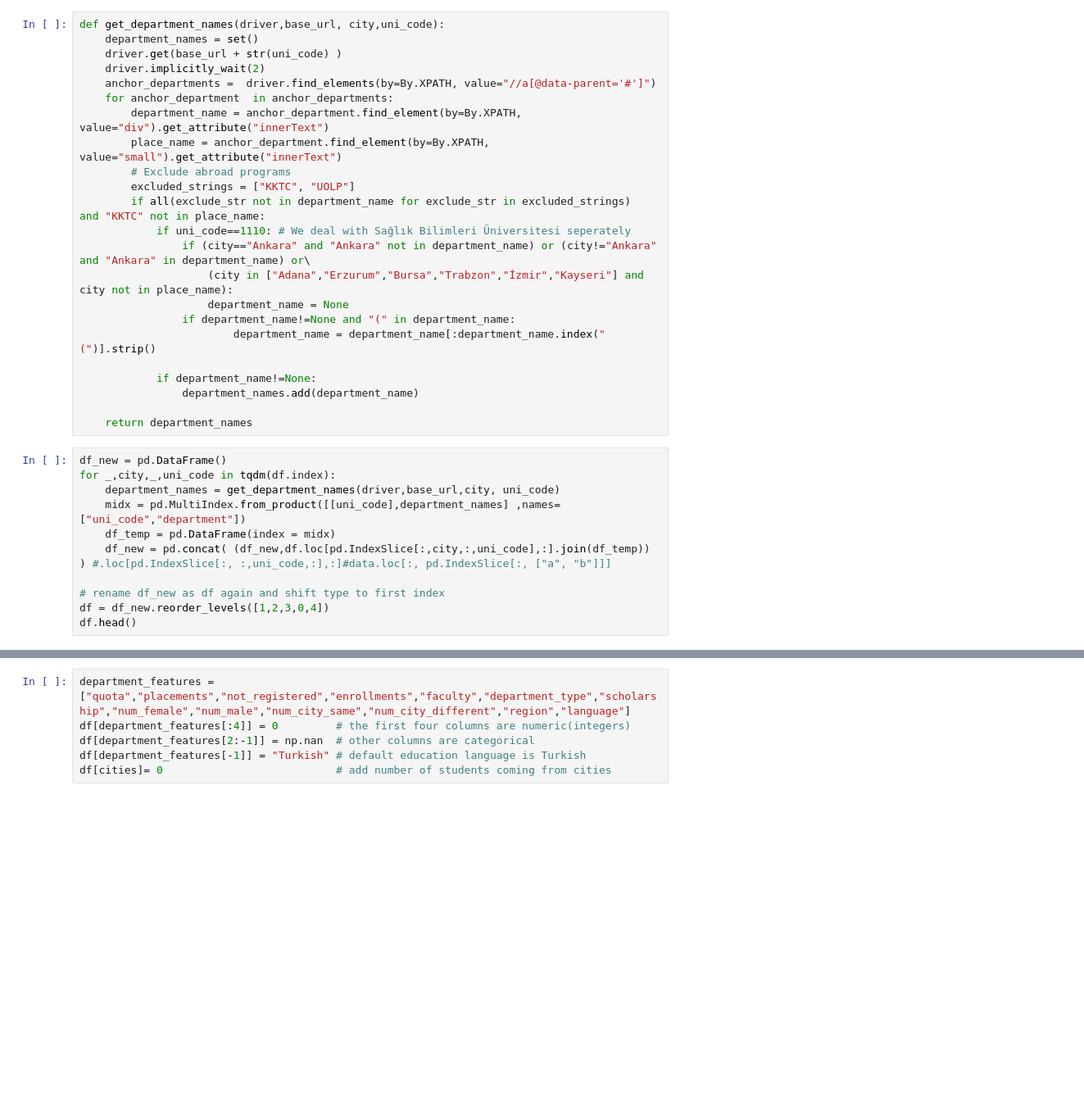
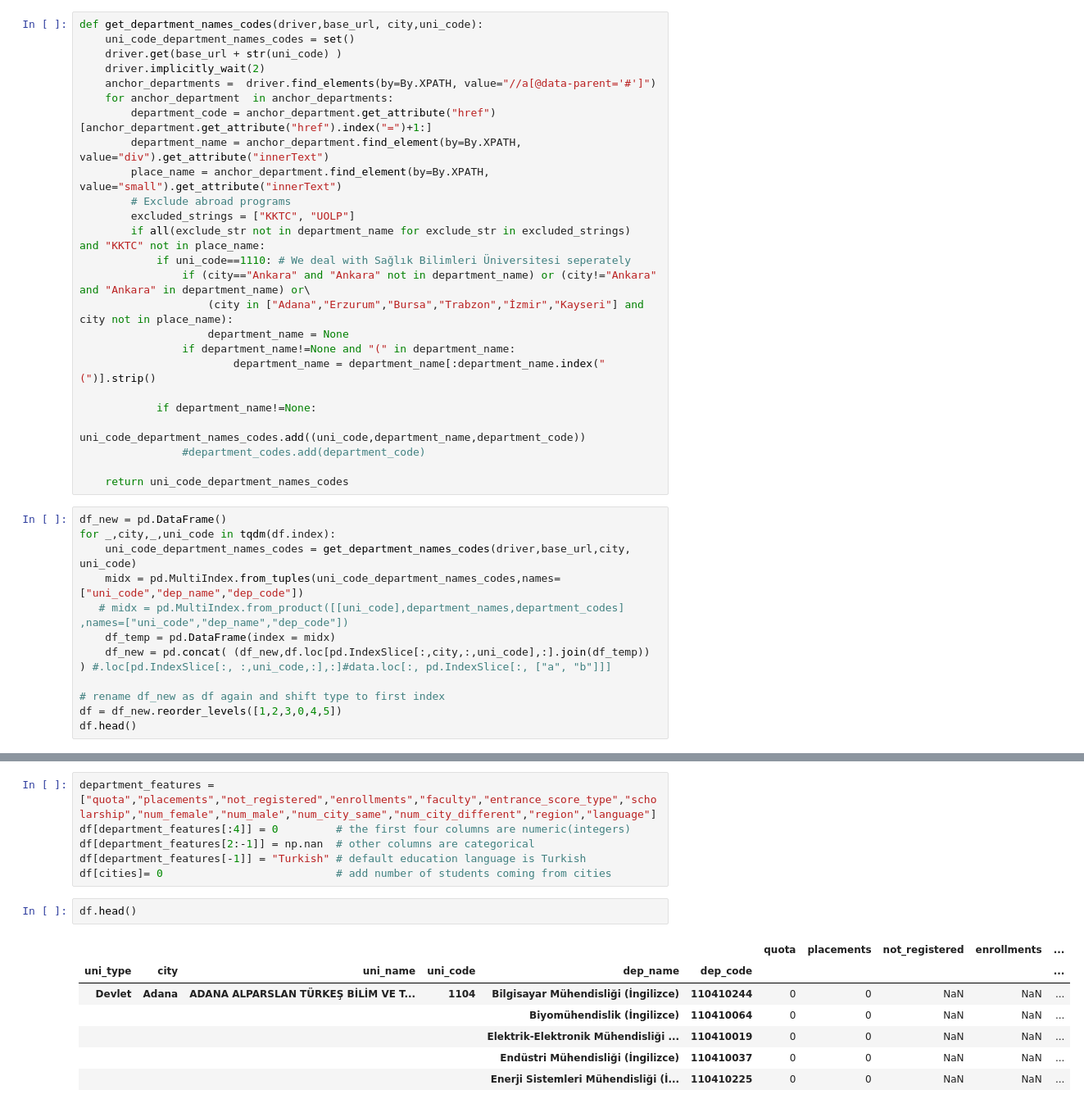
Before and after one commit to onertartan/high-education-analysis-of-turkey, a Jupyter notebook: web-scraping-yok-atlas-2.ipynb, the cells around one changed output, grey strips where cells are left out. Shown: that part at 82% size. Saved outputs shown, nothing was run; the diff lists cells and outputs as text; blank space fills up the shorter version.

Commit message:
first web scraping completed (quota, not_registered)

```diff
--- a/web-scraping-yok-atlas-2.ipynb
+++ b/web-scraping-yok-atlas-2.ipynb
@@ -45,10 +44,11 @@ In this notebook we are going to:
 # %%
-def get_department_names(driver,base_url, city,uni_code):
-    department_names = set()
+def get_department_names_codes(driver,base_url, city,uni_code):
+    uni_code_department_names_codes = set()
     driver.get(base_url + str(uni_code) )
     driver.implicitly_wait(2)
     anchor_departments =  driver.find_elements(by=By.XPATH, value="//a[@data-parent='#']")
     for anchor_department  in anchor_departments:
+        department_code = anchor_department.get_attribute("href")[anchor_department.get_attribute("href").index("=")+1:]
         department_name = anchor_department.find_element(by=By.XPATH, value="div").get_attribute("innerText")
         place_name = anchor_department.find_element(by=By.XPATH, value="small").get_attribute("innerText")
         # Exclude abroad programs
@@ -62,17 +62,19 @@ def get_department_names(driver,base_url, city,uni_code):
                         department_name = department_name[:department_name.index("(")].strip()
 
             if department_name!=None:
-                department_names.add(department_name)
+                uni_code_department_names_codes.add((uni_code,department_name,department_code))
+                #department_codes.add(department_code)
 
-    return department_names
+    return uni_code_department_names_codes
 # %%
 df_new = pd.DataFrame()
 for _,city,_,uni_code in tqdm(df.index):
-    department_names = get_department_names(driver,base_url,city, uni_code)
-    midx = pd.MultiIndex.from_product([[uni_code],department_names] ,names=["uni_code","department"])
+    uni_code_department_names_codes = get_department_names_codes(driver,base_url,city, uni_code)
+    midx = pd.MultiIndex.from_tuples(uni_code_department_names_codes,names=["uni_code","dep_name","dep_code"])
+   # midx = pd.MultiIndex.from_product([[uni_code],department_names,department_codes] ,names=["uni_code","dep_name","dep_code"])
     df_temp = pd.DataFrame(index = midx)
     df_new = pd.concat( (df_new,df.loc[pd.IndexSlice[:,city,:,uni_code],:].join(df_temp)) ) #.loc[pd.IndexSlice[:, :,uni_code,:],:]#data.loc[:, pd.IndexSlice[:, ["a", "b"]]]
 
 # rename df_new as df again and shift type to first index
-df = df_new.reorder_levels([1,2,3,0,4])
+df = df_new.reorder_levels([1,2,3,0,4,5])
 df.head()
@@ -97,6 +101,16 @@ len(cities)
 # %%
-department_features = ["quota","placements","not_registered","enrollments","faculty","department_type","scholarship","num_female","num_male","num_city_same","num_city_different","region","language"]
+department_features = ["quota","placements","not_registered","enrollments","faculty","entrance_score_type","scholarship","num_female","num_male","num_city_same","num_city_different","region","language"]
 df[department_features[:4]] = 0         # the first four columns are numeric(integers)
 df[department_features[2:-1]] = np.nan  # other columns are categorical
 df[department_features[-1]] = "Turkish" # default education language is Turkish
 df[cities]= 0                           # add number of students coming from cities
+# %%
+df.head()
+# %% [output]
+|  |  |  |  |  |  | quota | placements | not_registered | enrollments | ... |
+| uni_type | city | uni_name | uni_code | dep_name | dep_code |  |  |  |  | ... |
+| Devlet | Adana | ADANA ALPARSLAN TÜRKEŞ BİLİM VE T... | 1104 | Bilgisayar Mühendisliği (İngilizce) | 110410244 | 0 | 0 | NaN | NaN | ... |
+|  |  |  |  | Biyomühendislik (İngilizce) | 110410064 | 0 | 0 | NaN | NaN | ... |
+|  |  |  |  | Elektrik-Elektronik Mühendisliği ... | 110410019 | 0 | 0 | NaN | NaN | ... |
+|  |  |  |  | Endüstri Mühendisliği (İngilizce) | 110410037 | 0 | 0 | NaN | NaN | ... |
+|  |  |  |  | Enerji Sistemleri Mühendisliği (İ... | 110410225 | 0 | 0 | NaN | NaN | ... |
```
Also changed, not shown: parts of 19 cells of this notebook, 1 other file.
